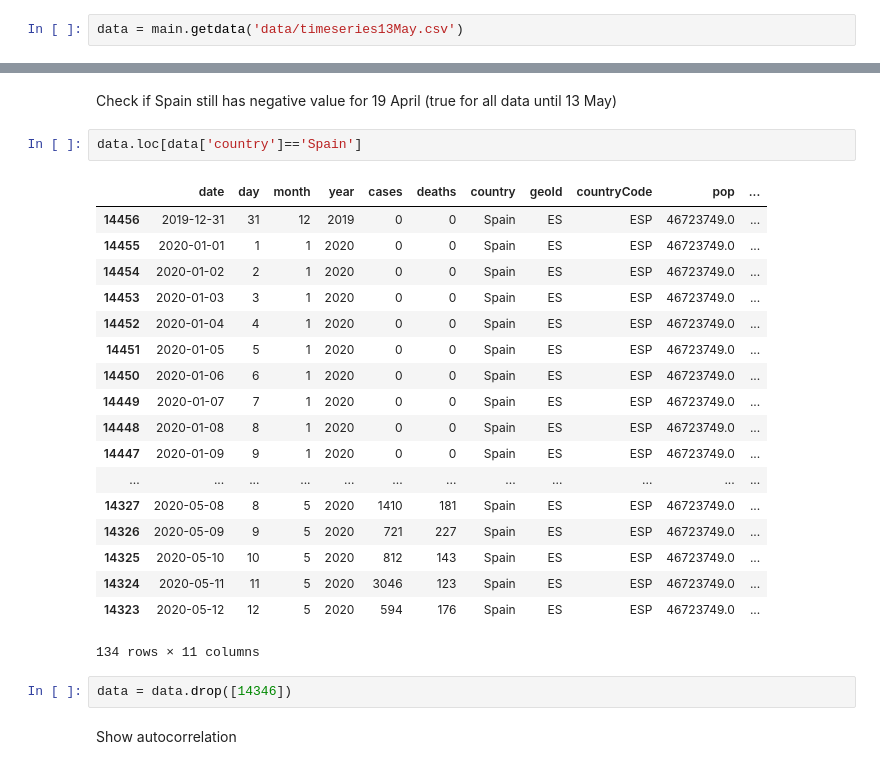
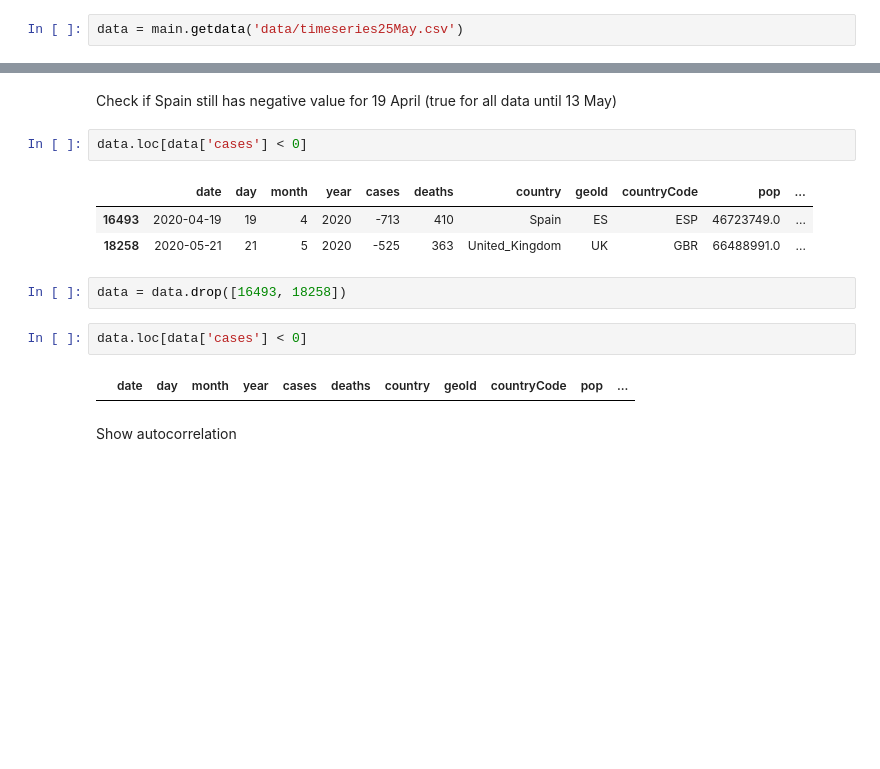
Before and after one commit to mihaighidoveanu/covid19, a Jupyter notebook: basemodelTest.ipynb, the cells around one changed output, grey strips where cells are left out. Drawn from its saved outputs; the diff is of its cells as text; blank space fills up the shorter version.

```diff
--- a/basemodelTest.ipynb
+++ b/basemodelTest.ipynb
@@ -9,5 +11,5 @@ from pandas.plotting import lag_plot
 # %%
-data = main.getdata('data/timeseries13May.csv')
+data = main.getdata('data/timeseries25May.csv')
 # %%
 data = data.loc[data['country'].isin(['Netherlands', 'Belgium', 'Italy', 'Sweden', 'Denmark', 'Norway', 'Spain', 'United_Kingdom', 'Germany', 'Romania'])]
 # %%
@@ -17,28 +19,17 @@ len(data['country'].unique())
 # %% [markdown]
 Check if Spain still has negative value for 19 April (true for all data until 13 May)
 # %%
-data.loc[data['country']=='Spain']
+data.loc[data['cases'] < 0]
 # %% [output]
 |  | date | day | month | year | cases | deaths | country | geoId | countryCode | pop | ... |
-| 14456 | 2019-12-31 | 31 | 12 | 2019 | 0 | 0 | Spain | ES | ESP | 46723749.0 | ... |
-| 14455 | 2020-01-01 | 1 | 1 | 2020 | 0 | 0 | Spain | ES | ESP | 46723749.0 | ... |
-| 14454 | 2020-01-02 | 2 | 1 | 2020 | 0 | 0 | Spain | ES | ESP | 46723749.0 | ... |
-| 14453 | 2020-01-03 | 3 | 1 | 2020 | 0 | 0 | Spain | ES | ESP | 46723749.0 | ... |
-| 14452 | 2020-01-04 | 4 | 1 | 2020 | 0 | 0 | Spain | ES | ESP | 46723749.0 | ... |
-| 14451 | 2020-01-05 | 5 | 1 | 2020 | 0 | 0 | Spain | ES | ESP | 46723749.0 | ... |
-| 14450 | 2020-01-06 | 6 | 1 | 2020 | 0 | 0 | Spain | ES | ESP | 46723749.0 | ... |
-| 14449 | 2020-01-07 | 7 | 1 | 2020 | 0 | 0 | Spain | ES | ESP | 46723749.0 | ... |
-| 14448 | 2020-01-08 | 8 | 1 | 2020 | 0 | 0 | Spain | ES | ESP | 46723749.0 | ... |
-| 14447 | 2020-01-09 | 9 | 1 | 2020 | 0 | 0 | Spain | ES | ESP | 46723749.0 | ... |
-| ... | ... | ... | ... | ... | ... | ... | ... | ... | ... | ... | ... |
-| 14327 | 2020-05-08 | 8 | 5 | 2020 | 1410 | 181 | Spain | ES | ESP | 46723749.0 | ... |
-| 14326 | 2020-05-09 | 9 | 5 | 2020 | 721 | 227 | Spain | ES | ESP | 46723749.0 | ... |
-| 14325 | 2020-05-10 | 10 | 5 | 2020 | 812 | 143 | Spain | ES | ESP | 46723749.0 | ... |
-| 14324 | 2020-05-11 | 11 | 5 | 2020 | 3046 | 123 | Spain | ES | ESP | 46723749.0 | ... |
-| 14323 | 2020-05-12 | 12 | 5 | 2020 | 594 | 176 | Spain | ES | ESP | 46723749.0 | ... |
+| 16493 | 2020-04-19 | 19 | 4 | 2020 | -713 | 410 | Spain | ES | ESP | 46723749.0 | ... |
+| 18258 | 2020-05-21 | 21 | 5 | 2020 | -525 | 363 | United_Kingdom | UK | GBR | 66488991.0 | ... |
-134 rows × 11 columns
 # %%
-data = data.drop([14346])
+data = data.drop([16493, 18258])
+# %%
+data.loc[data['cases'] < 0]
+# %% [output]
+|  | date | day | month | year | cases | deaths | country | geoId | countryCode | pop | ... |
 # %% [markdown]
 Show autocorrelation
 # %%
```
Also changed, not shown: parts of 10 cells of this notebook, 1 other file.
